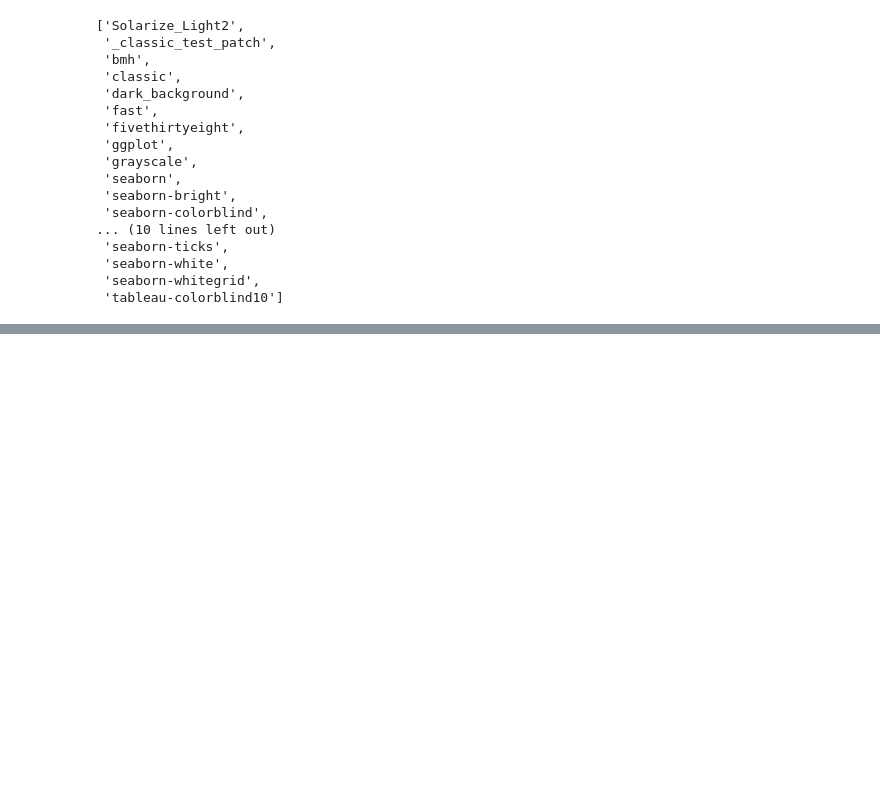
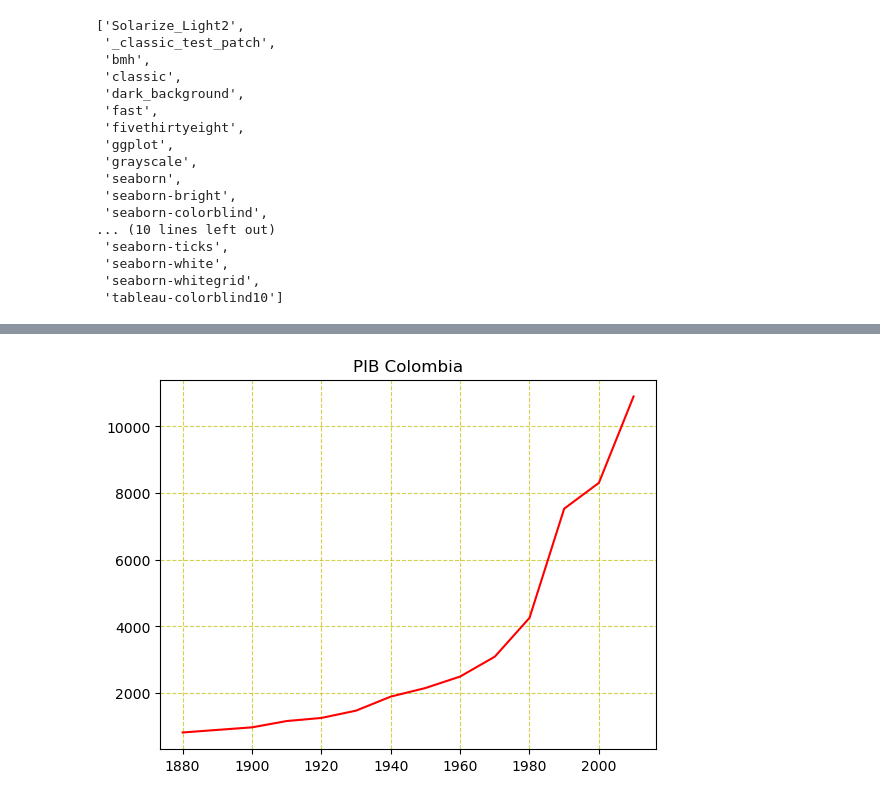
Before and after one commit to SergioMoraCodes/machine_learning_projects, a Jupyter notebook: Graficado con MATPLOTLIB/MATPLOTLIB.ipynb, the cells around one changed output, grey strips where cells are left out. Cells and saved outputs as stored; diff of their text form; code cells hidden in the pictures; blank space fills up the shorter version.

```diff
--- a/Graficado con MATPLOTLIB/MATPLOTLIB.ipynb
+++ b/Graficado con MATPLOTLIB/MATPLOTLIB.ipynb
@@ -100,0 +136,3 @@ Text(0.5, 1.0, 'Monthly expenses')
+# %%
+col = df_gdp.loc[df_gdp['country']=='Colombia',['year','gdppc','popshare']].sort_values(by='year')
+df_gdp.loc[df_gdp['country']=='Colombia'].sort_values('year')
@@ -100,0 +155,10 @@ Text(0.5, 1.0, 'Monthly expenses')
+# %%
+plt.plot(col['year'],col['gdppc'], 'r')
+plt.title('PIB Colombia')
+plt.grid(
+    c = 'y',
+    alpha = .7, # transparency
+    linestyle = '--' #supported values are '-', '--', '-.', ':', 'None', ' ', '', 'solid', 'dashed', 'dashdot', 'dotted'
+)
+# %% [output]
+[figure, added]
```
Also changed, not shown: parts of 8 cells of this notebook, 1 other file.
